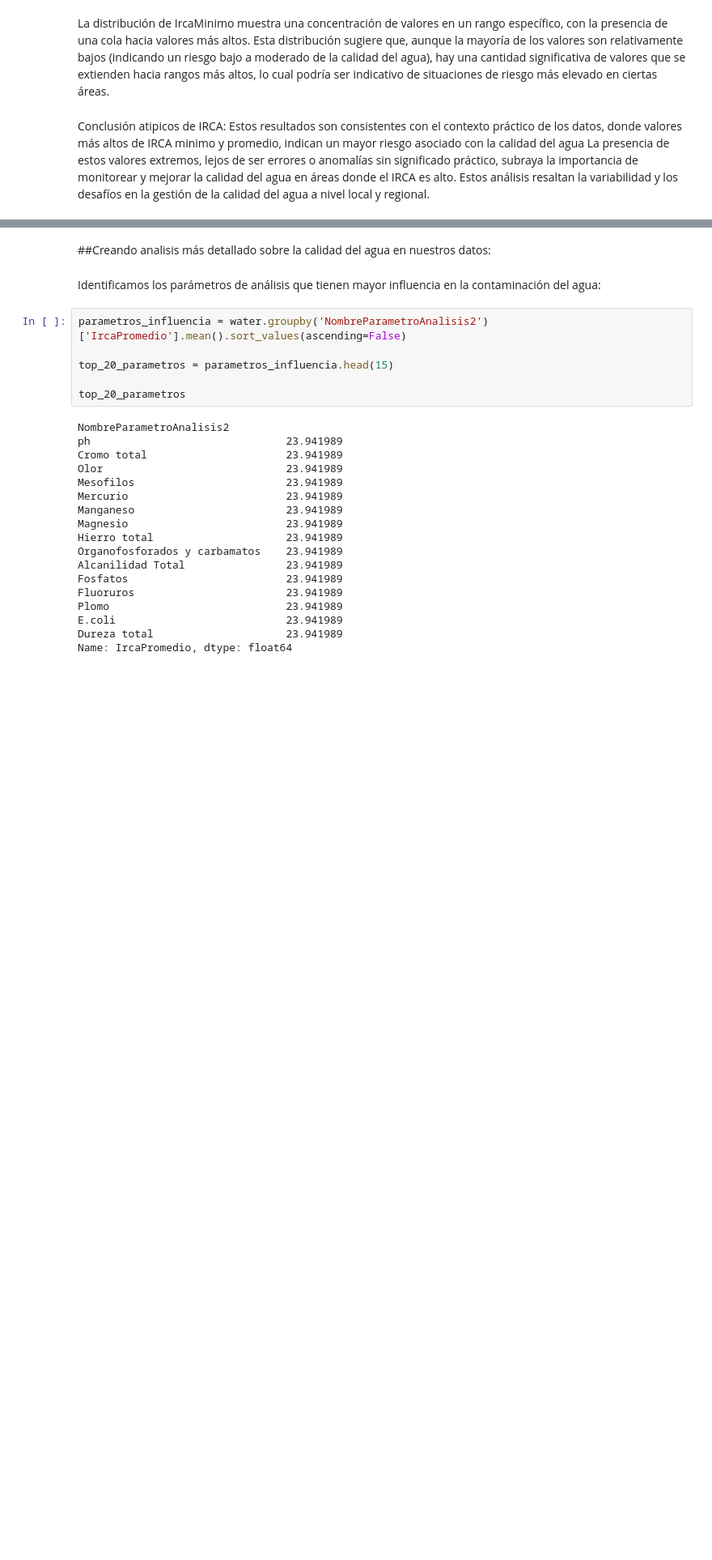
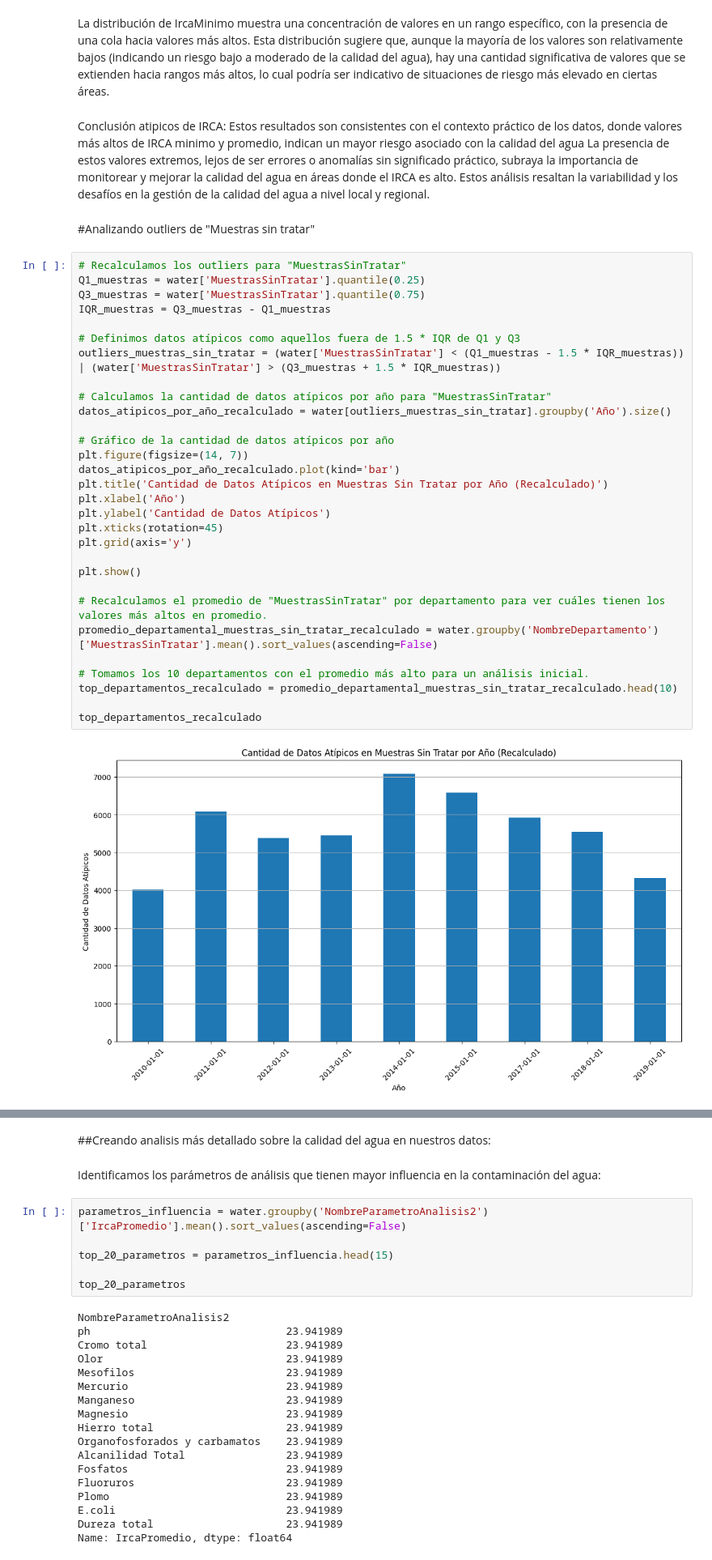
Before and after one commit to PaolaChaux/ETL, a Jupyter notebook: water_quality_analysis.ipynb, the cells around one changed output, grey strips where cells are left out. Shown at 81% size. Drawn from its saved outputs; the diff is of its cells as text; blank space fills up the shorter version.

```diff
--- a/water_quality_analysis.ipynb
+++ b/water_quality_analysis.ipynb
@@ -529,3 +529,37 @@ plt.show()
 La distribución de IrcaMinimo muestra una concentración de valores en un rango específico, con la presencia de una cola hacia valores más altos. Esta distribución sugiere que, aunque la mayoría de los valores son relativamente bajos (indicando un riesgo bajo a moderado de la calidad del agua), hay una cantidad significativa de valores que se extienden hacia rangos más altos, lo cual podría ser indicativo de situaciones de riesgo más elevado en ciertas áreas.
 # %% [markdown]
 Conclusión atipicos de IRCA: Estos resultados son consistentes con el contexto práctico de los datos, donde valores más altos de IRCA minimo y promedio, indican un mayor riesgo asociado con la calidad del agua La presencia de estos valores extremos, lejos de ser errores o anomalías sin significado práctico, subraya la importancia de monitorear y mejorar la calidad del agua en áreas donde el IRCA es alto. Estos análisis resaltan la variabilidad y los desafíos en la gestión de la calidad del agua a nivel local y regional.
+# %% [markdown]
+#Analizando outliers de "Muestras sin tratar"
+# %%
+# Recalculamos los outliers para "MuestrasSinTratar"
+Q1_muestras = water['MuestrasSinTratar'].quantile(0.25)
+Q3_muestras = water['MuestrasSinTratar'].quantile(0.75)
+IQR_muestras = Q3_muestras - Q1_muestras
+
+# Definimos datos atípicos como aquellos fuera de 1.5 * IQR de Q1 y Q3
+outliers_muestras_sin_tratar = (water['MuestrasSinTratar'] < (Q1_muestras - 1.5 * IQR_muestras)) | (water['MuestrasSinTratar'] > (Q3_muestras + 1.5 * IQR_muestras))
+
+# Calculamos la cantidad de datos atípicos por año para "MuestrasSinTratar"
+datos_atipicos_por_año_recalculado = water[outliers_muestras_sin_tratar].groupby('Año').size()
+
+# Gráfico de la cantidad de datos atípicos por año
+plt.figure(figsize=(14, 7))
+datos_atipicos_por_año_recalculado.plot(kind='bar')
+plt.title('Cantidad de Datos Atípicos en Muestras Sin Tratar por Año (Recalculado)')
+plt.xlabel('Año')
+plt.ylabel('Cantidad de Datos Atípicos')
+plt.xticks(rotation=45)
+plt.grid(axis='y')
+
+plt.show()
+
+# Recalculamos el promedio de "MuestrasSinTratar" por departamento para ver cuáles tienen los valores más altos en promedio.
+promedio_departamental_muestras_sin_tratar_recalculado = water.groupby('NombreDepartamento')['MuestrasSinTratar'].mean().sort_values(ascending=False)
+
+# Tomamos los 10 departamentos con el promedio más alto para un análisis inicial.
+top_departamentos_recalculado = promedio_departamental_muestras_sin_tratar_recalculado.head(10)
+
+top_departamentos_recalculado
+# %% [output]
+[figure, added]
```
Also changed, not shown: parts of 13 cells of this notebook.
